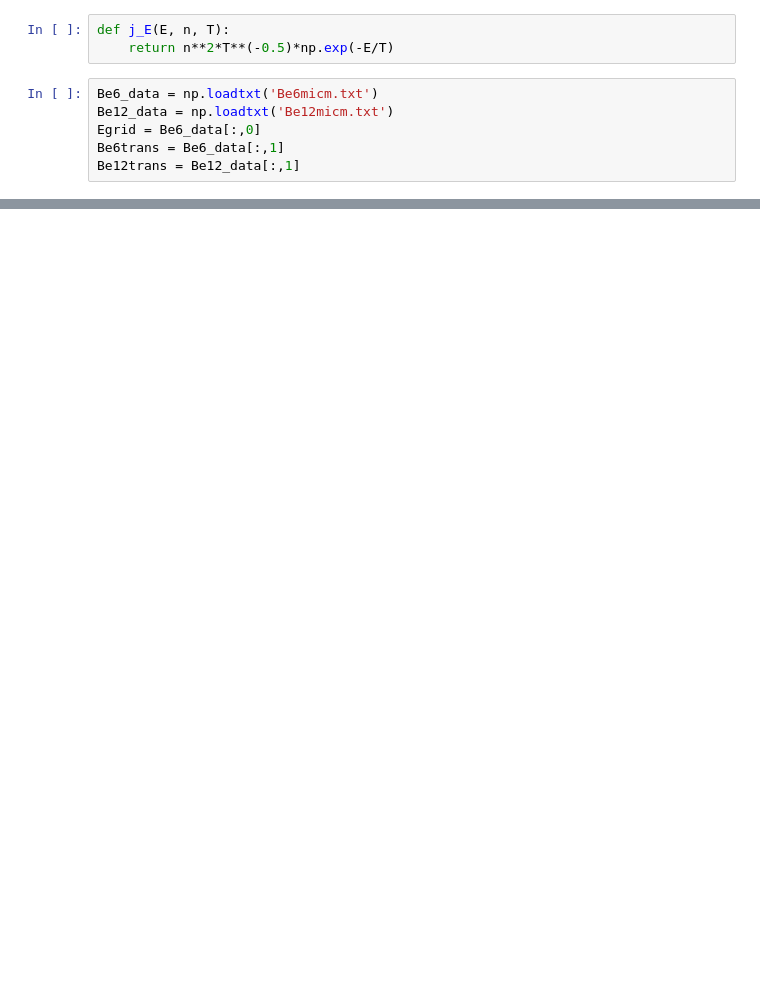
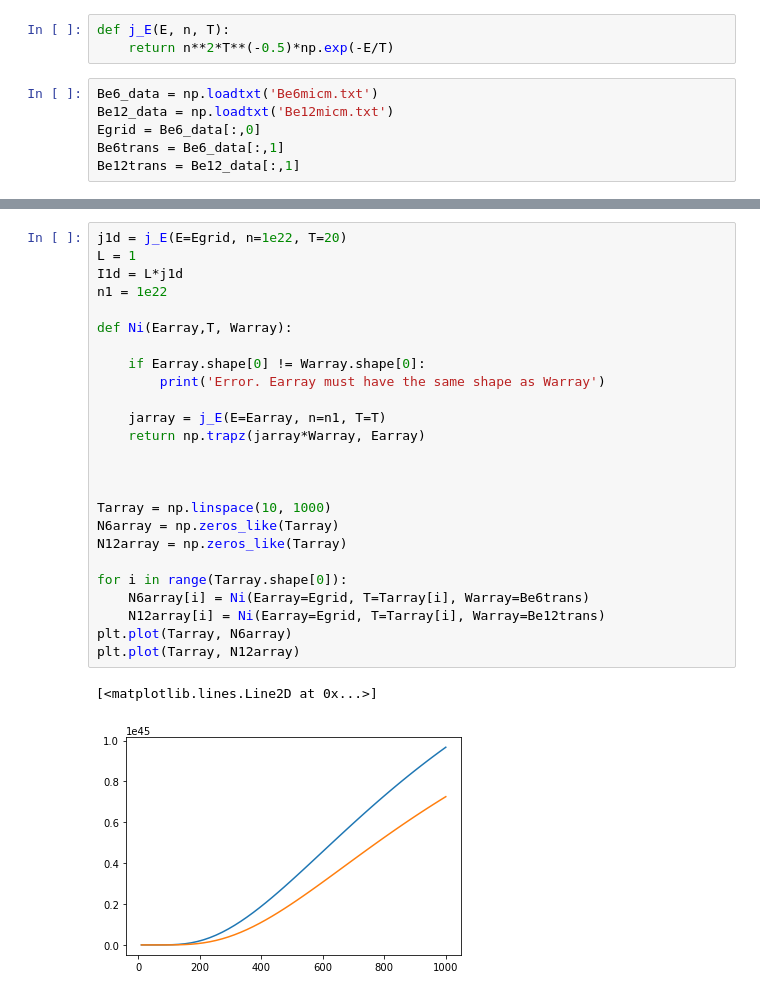
Before and after one commit to vandelij/plasma_diagnostic_hw, a Jupyter notebook: HW3.ipynb, the cells around one changed output, grey strips where cells are left out. Drawn from its saved outputs; the diff is of its cells as text; blank space fills up the shorter version.

```diff
--- a/HW3.ipynb
+++ b/HW3.ipynb
@@ -24,0 +26,28 @@ plt.legend()
+# %%
+j1d = j_E(E=Egrid, n=1e22, T=20)
+L = 1
+I1d = L*j1d
+n1 = 1e22
+
+def Ni(Earray,T, Warray):
+
+    if Earray.shape[0] != Warray.shape[0]:
+        print('Error. Earray must have the same shape as Warray')
+
+    jarray = j_E(E=Earray, n=n1, T=T)
+    return np.trapz(jarray*Warray, Earray)
+
+
+
+Tarray = np.linspace(10, 1000)
+N6array = np.zeros_like(Tarray)
+N12array = np.zeros_like(Tarray)
+
+for i in range(Tarray.shape[0]):
+    N6array[i] = Ni(Earray=Egrid, T=Tarray[i], Warray=Be6trans)
+    N12array[i] = Ni(Earray=Egrid, T=Tarray[i], Warray=Be12trans)
+plt.plot(Tarray, N6array)
+plt.plot(Tarray, N12array)
+# %% [output]
+[<matplotlib.lines.Line2D at 0x...>]
+[figure, added]
```
Also changed, not shown: parts of 2 cells of this notebook.
